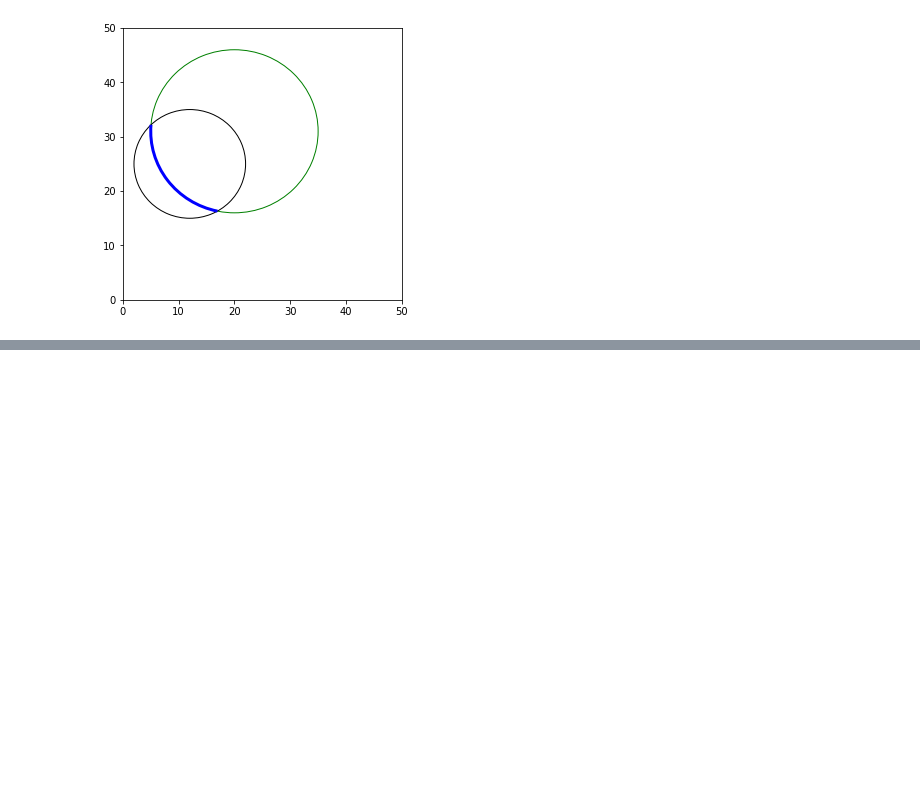
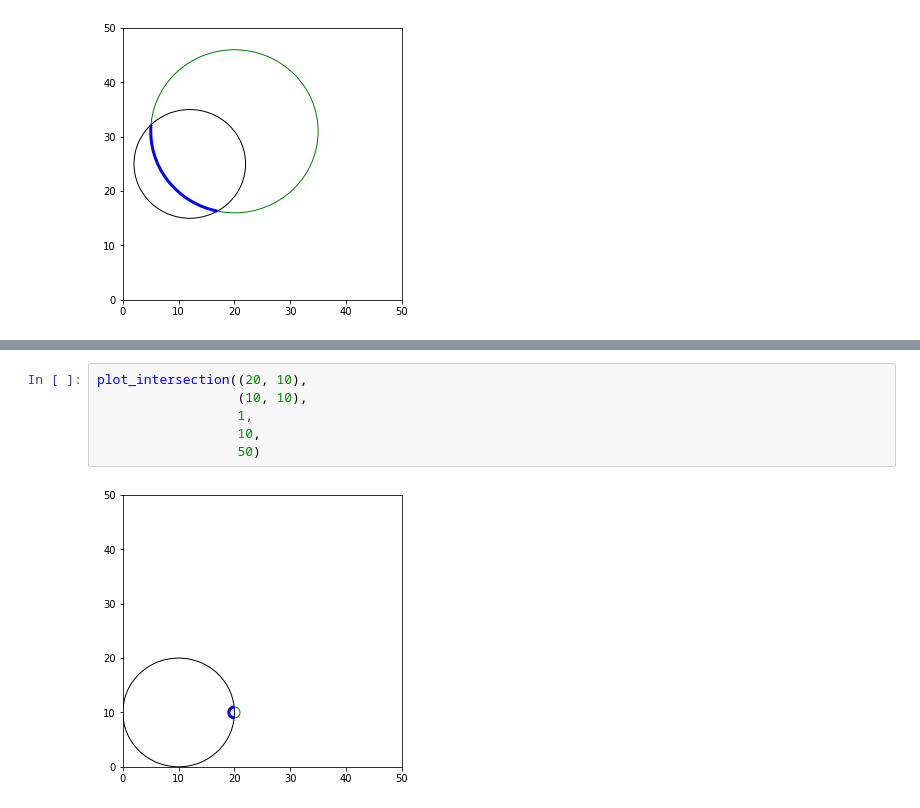
Before and after one commit to seanmason/saturation, a Jupyter notebook: notebooks/CraterOverlapCalculation.ipynb, the cells around one changed output, grey strips where cells are left out. Drawn from its saved outputs; the diff is of its cells as text; blank space fills up the shorter version.

```diff
--- a/notebooks/CraterOverlapCalculation.ipynb
+++ b/notebooks/CraterOverlapCalculation.ipynb
@@ -76,0 +85,8 @@ plot_intersection((20, 31),
+# %%
+plot_intersection((20, 10),
+                  (10, 10),
+                  1,
+                  10,
+                  50)
+# %% [output]
+[figure, added]
```
Also changed, not shown: parts of 1 cell of this notebook, 5 other files.
